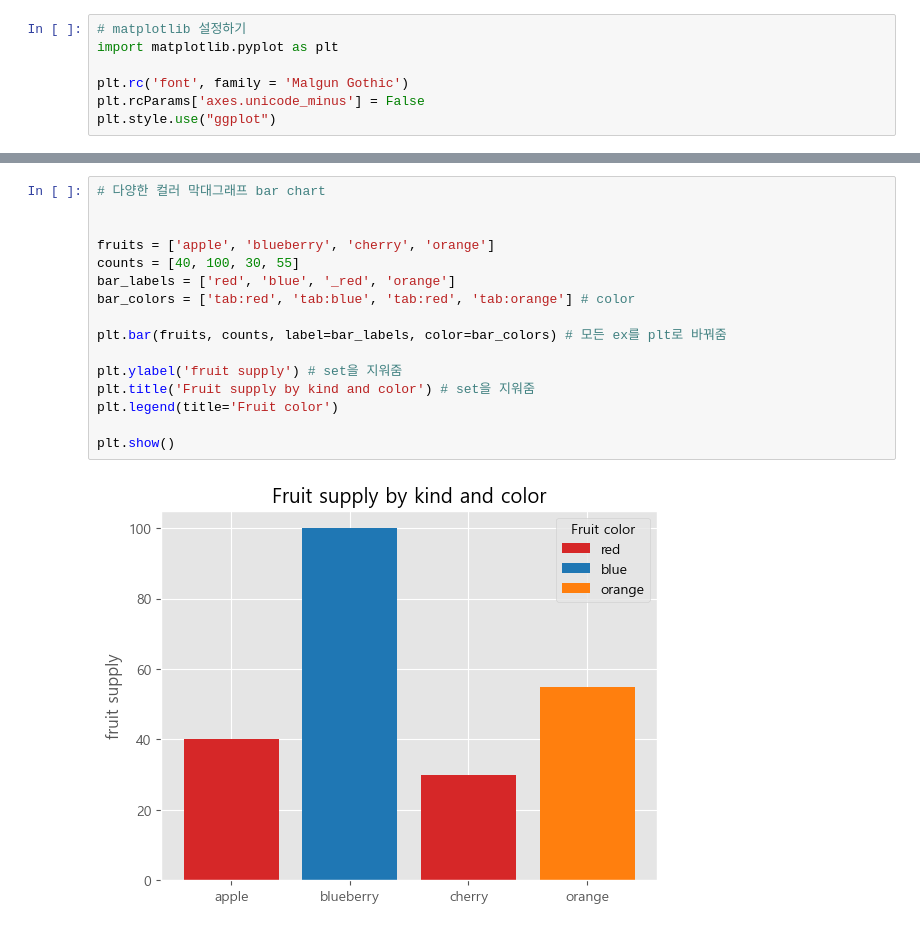
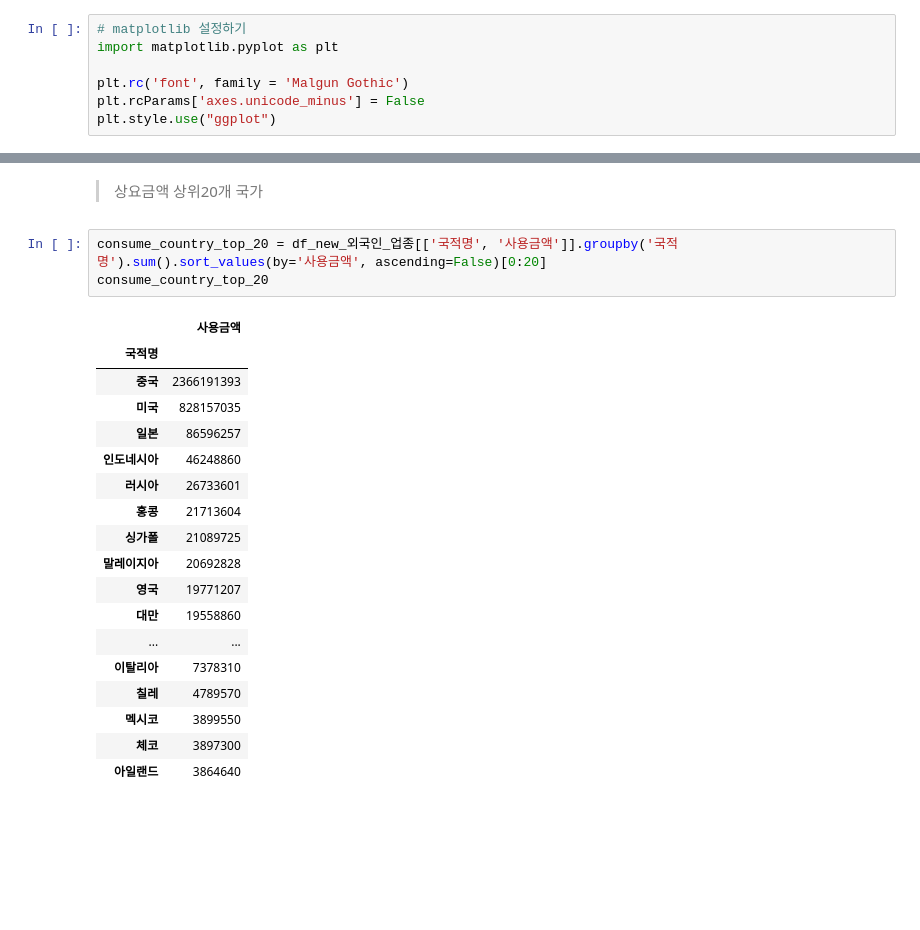
Before and after one commit to wowgang/MachineLearningLecture-2023, a Jupyter notebook: 100.dodo/데이터전처리.ipynb, the cells around one changed output, grey strips where cells are left out. Cells and saved outputs as stored; diff of their text form; blank space fills up the shorter version.

```diff
--- a/100.dodo/데이터전처리.ipynb
+++ b/100.dodo/데이터전처리.ipynb
@@ -182,18 +209,24 @@ plt.show()
-# %%
-# 다양한 컬러 막대그래프 bar chart
-
-
-fruits = ['apple', 'blueberry', 'cherry', 'orange']
-counts = [40, 100, 30, 55]
-bar_labels = ['red', 'blue', '_red', 'orange']
-bar_colors = ['tab:red', 'tab:blue', 'tab:red', 'tab:orange'] # color
-
-plt.bar(fruits, counts, label=bar_labels, color=bar_colors) # 모든 ex를 plt로 바꿔줌
-
-plt.ylabel('fruit supply') # set을 지워줌
-plt.title('Fruit supply by kind and color') # set을 지워줌
-plt.legend(title='Fruit color')
-
-plt.show()
-# %% [output]
-[figure, removed]
+# %% [markdown]
+>상요금액 상위20개 국가
+# %%
+consume_country_top_20 = df_new_외국인_업종[['국적명', '사용금액']].groupby('국적명').sum().sort_values(by='사용금액', ascending=False)[0:20]
+consume_country_top_20
+# %% [output]
+|  | 사용금액 |
+| 국적명 |  |
+| 중국 | 2366191393 |
+| 미국 | 828157035 |
+| 일본 | 86596257 |
+| 인도네시아 | 46248860 |
+| 러시아 | 26733601 |
+| 홍콩 | 21713604 |
+| 싱가폴 | 21089725 |
+| 말레이지아 | 20692828 |
+| 영국 | 19771207 |
+| 대만 | 19558860 |
+| ... | ... |
+| 이탈리아 | 7378310 |
+| 칠레 | 4789570 |
+| 멕시코 | 3899550 |
+| 체코 | 3897300 |
+| 아일랜드 | 3864640 |
```
Also changed, not shown: parts of 6 cells of this notebook, 1 other file.
